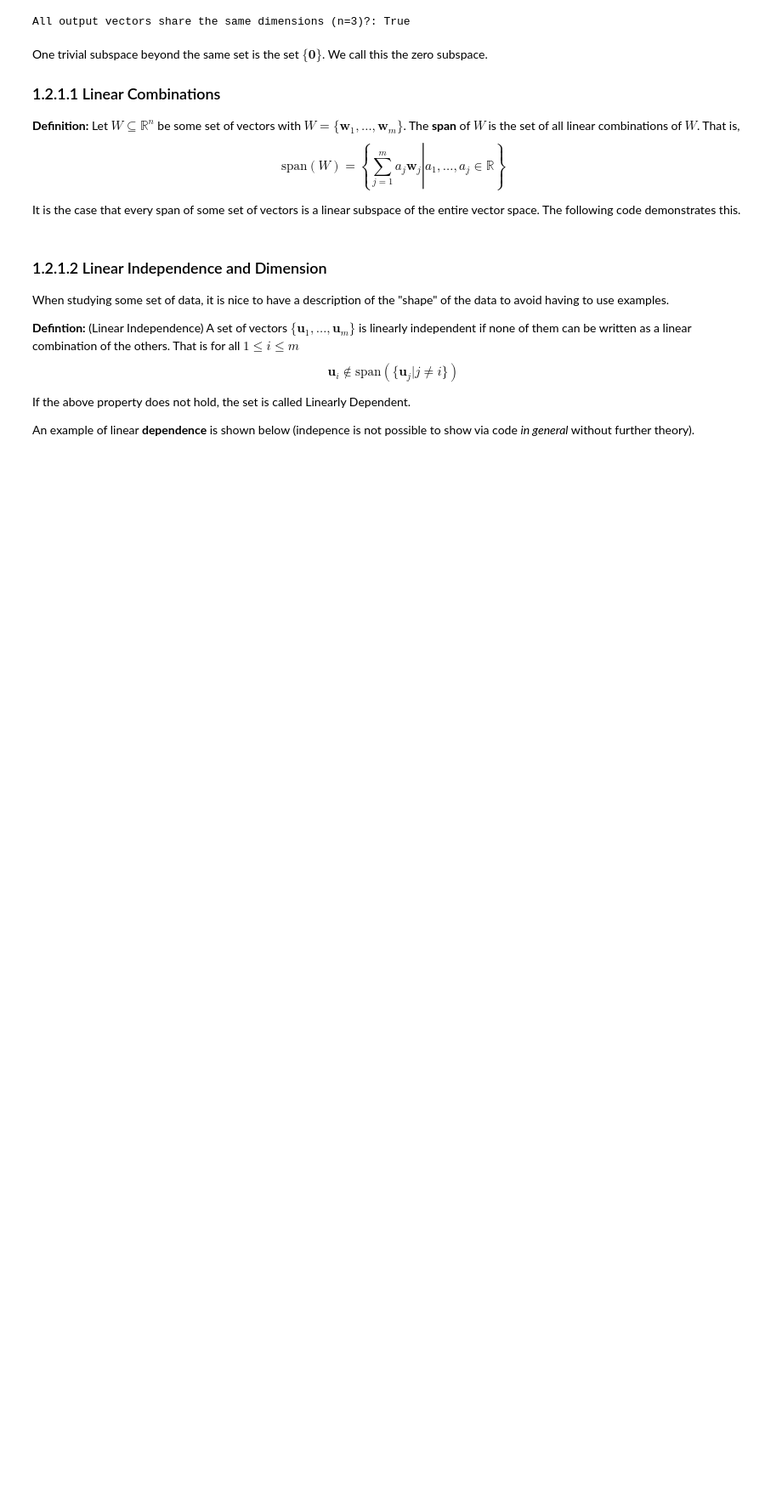
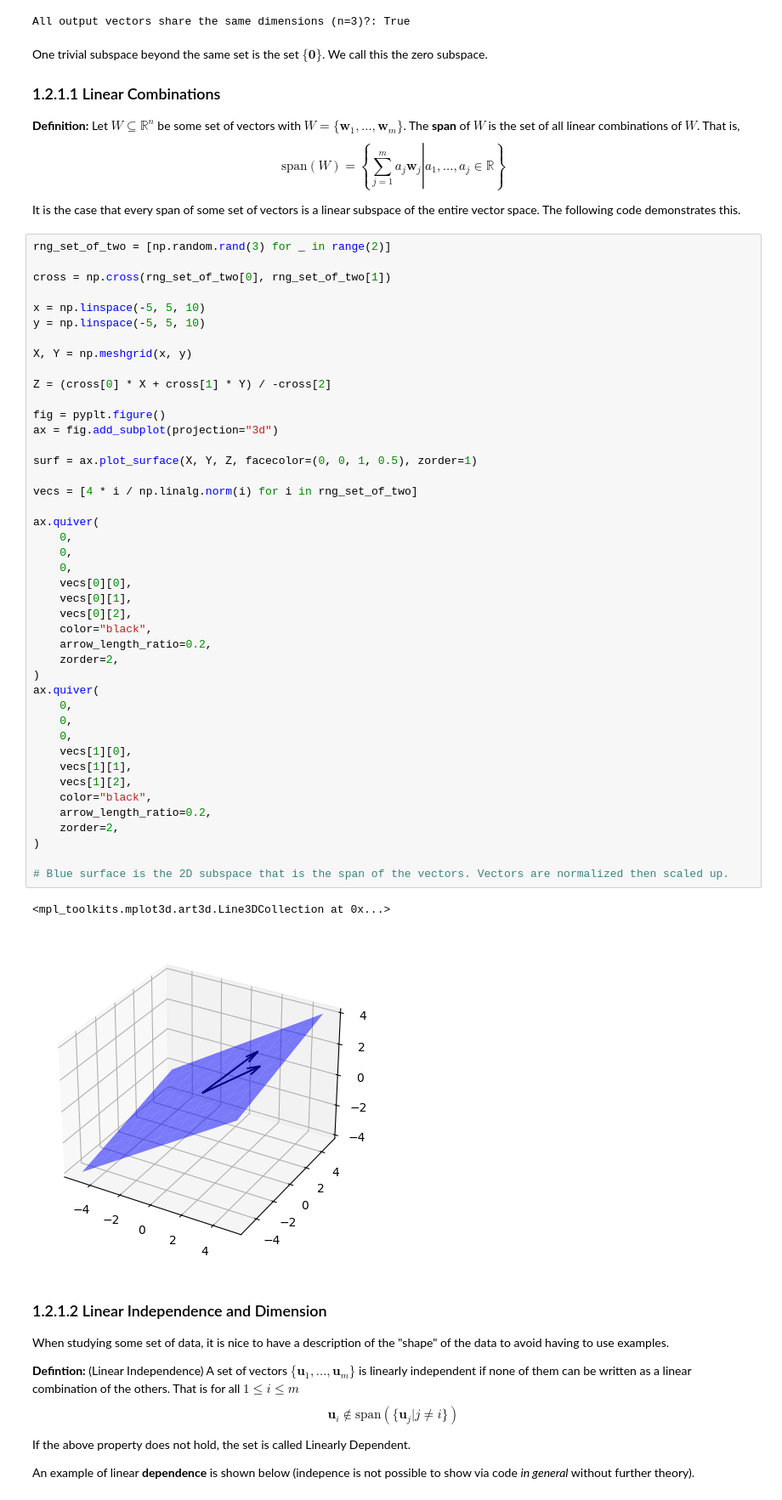
Before and after one commit to SaajanM/mat422-homework, a Jupyter notebook: 1.2 Elements of Linear Algebra/elements_of_linear_algebra.ipynb, the cells around one changed output. Shown at 85% size. Cells and saved outputs as stored; diff of their text form; blank space fills up the shorter version.

```diff
--- a/1.2 Elements of Linear Algebra/elements_of_linear_algebra.ipynb
+++ b/1.2 Elements of Linear Algebra/elements_of_linear_algebra.ipynb
@@ -80,6 +98,52 @@ $$
 $$
 
 It is the case that every span of some set of vectors is a linear subspace of the entire vector space. The following code demonstrates this.
+# %%
+rng_set_of_two = [np.random.rand(3) for _ in range(2)]
+
+cross = np.cross(rng_set_of_two[0], rng_set_of_two[1])
+
+x = np.linspace(-5, 5, 10)
+y = np.linspace(-5, 5, 10)
+
+X, Y = np.meshgrid(x, y)
+
+Z = (cross[0] * X + cross[1] * Y) / -cross[2]
+
+fig = pyplt.figure()
+ax = fig.add_subplot(projection="3d")
+
+surf = ax.plot_surface(X, Y, Z, facecolor=(0, 0, 1, 0.5), zorder=1)
+
+vecs = [4 * i / np.linalg.norm(i) for i in rng_set_of_two]
+
+ax.quiver(
+    0,
+    0,
+    0,
+    vecs[0][0],
+    vecs[0][1],
+    vecs[0][2],
+    color="black",
+    arrow_length_ratio=0.2,
+    zorder=2,
+)
+ax.quiver(
+    0,
+    0,
+    0,
+    vecs[1][0],
+    vecs[1][1],
+    vecs[1][2],
+    color="black",
+    arrow_length_ratio=0.2,
+    zorder=2,
+)
+
+# Blue surface is the 2D subspace that is the span of the vectors. Vectors are normalized then scaled up.
+# %% [output]
+<mpl_toolkits.mplot3d.art3d.Line3DCollection at 0x...>
+[figure, added]
 # %% [markdown]
 ### 1.2.1.2 Linear Independence and Dimension
 
```
Also changed, not shown: parts of 6 cells of this notebook.
